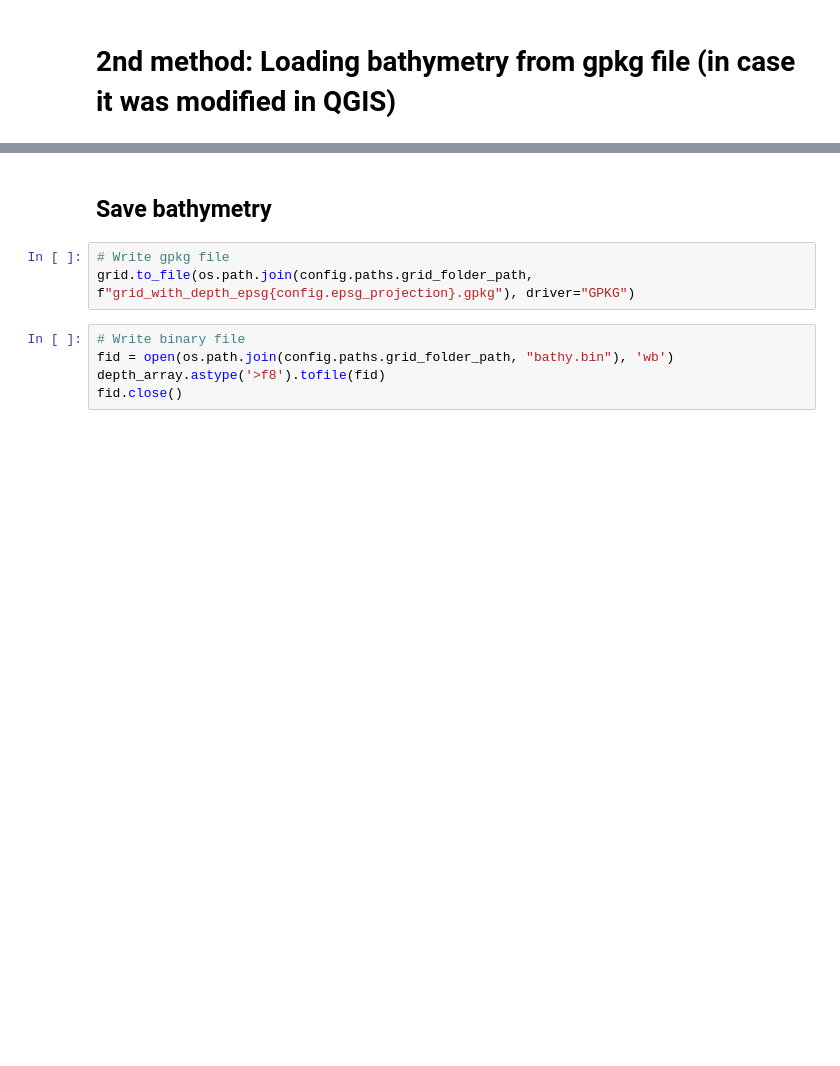
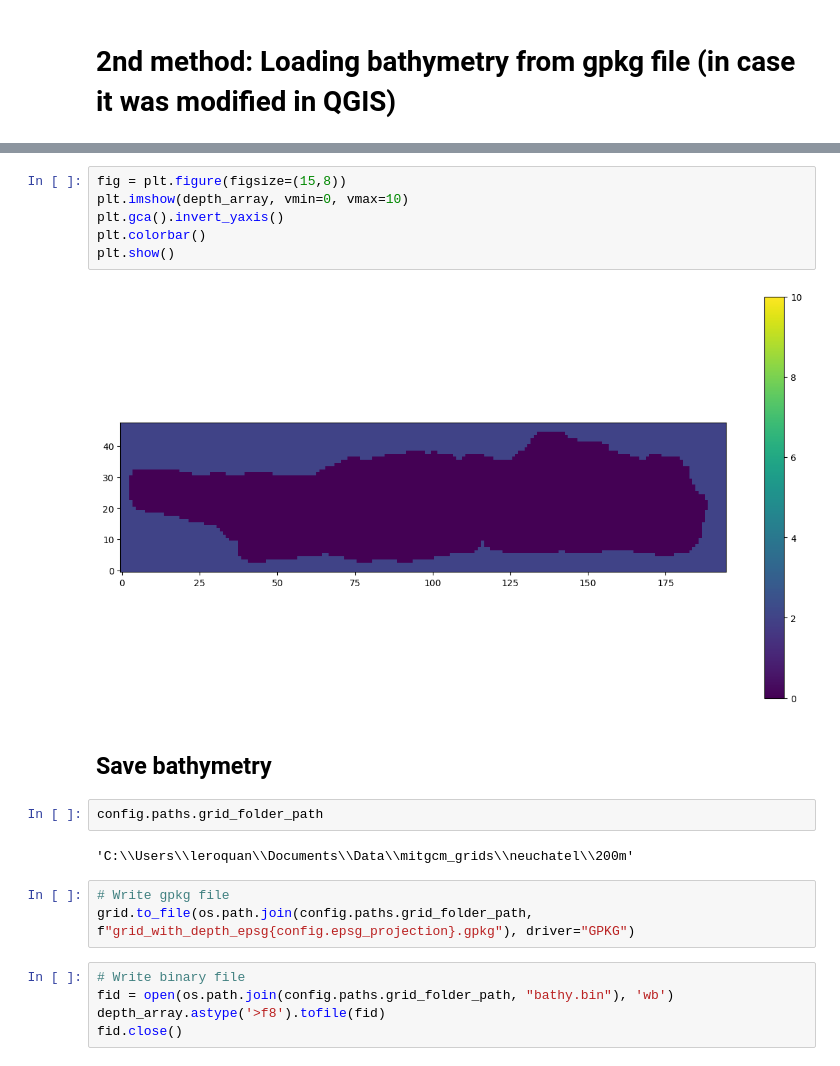
Before and after one commit to leroquan/preprocessing-mitgcm, a Jupyter notebook: grid_and_bathy/create_bathy.ipynb, the cells around one changed output, grey strips where cells are left out. Cells and saved outputs as stored; diff of their text form; blank space fills up the shorter version.

```diff
--- a/grid_and_bathy/create_bathy.ipynb
+++ b/grid_and_bathy/create_bathy.ipynb
@@ -93,5 +121,17 @@ Text(0.5, 1.0, 'Depth (m)')
+# %%
+fig = plt.figure(figsize=(15,8))
+plt.imshow(depth_array, vmin=0, vmax=10)
+plt.gca().invert_yaxis()
+plt.colorbar()
+plt.show()
+# %% [output]
+[figure, added]
 # %% [markdown]
 ## Save bathymetry
+# %%
+config.paths.grid_folder_path
+# %% [output]
+'C:\\Users\\leroquan\\Documents\\Data\\mitgcm_grids\\neuchatel\\200m'
 # %%
 # Write gpkg file
 grid.to_file(os.path.join(config.paths.grid_folder_path, f"grid_with_depth_epsg{config.epsg_projection}.gpkg"), driver="GPKG")
```
Also changed, not shown: parts of 18 cells of this notebook, 4 other files.
